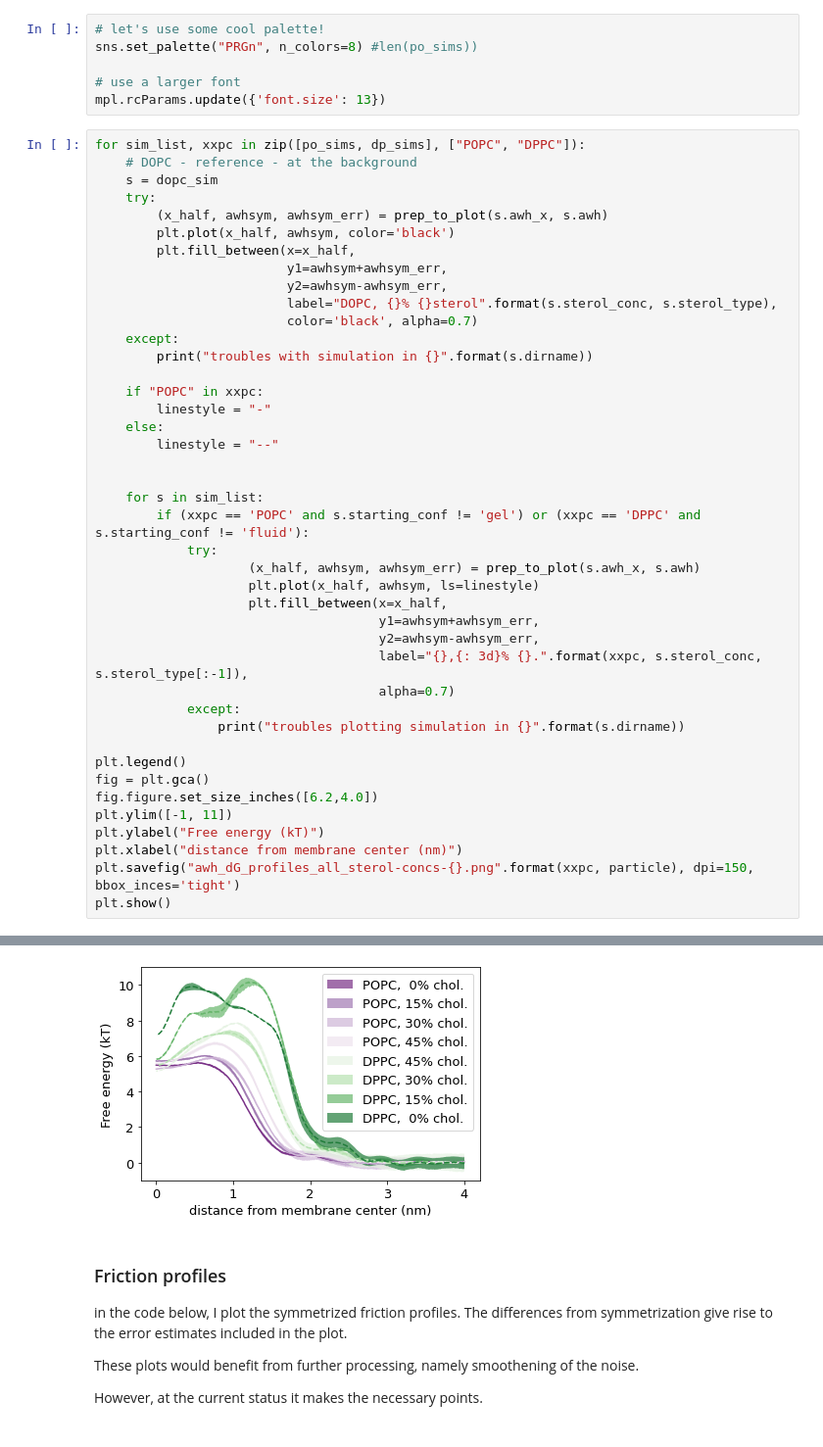
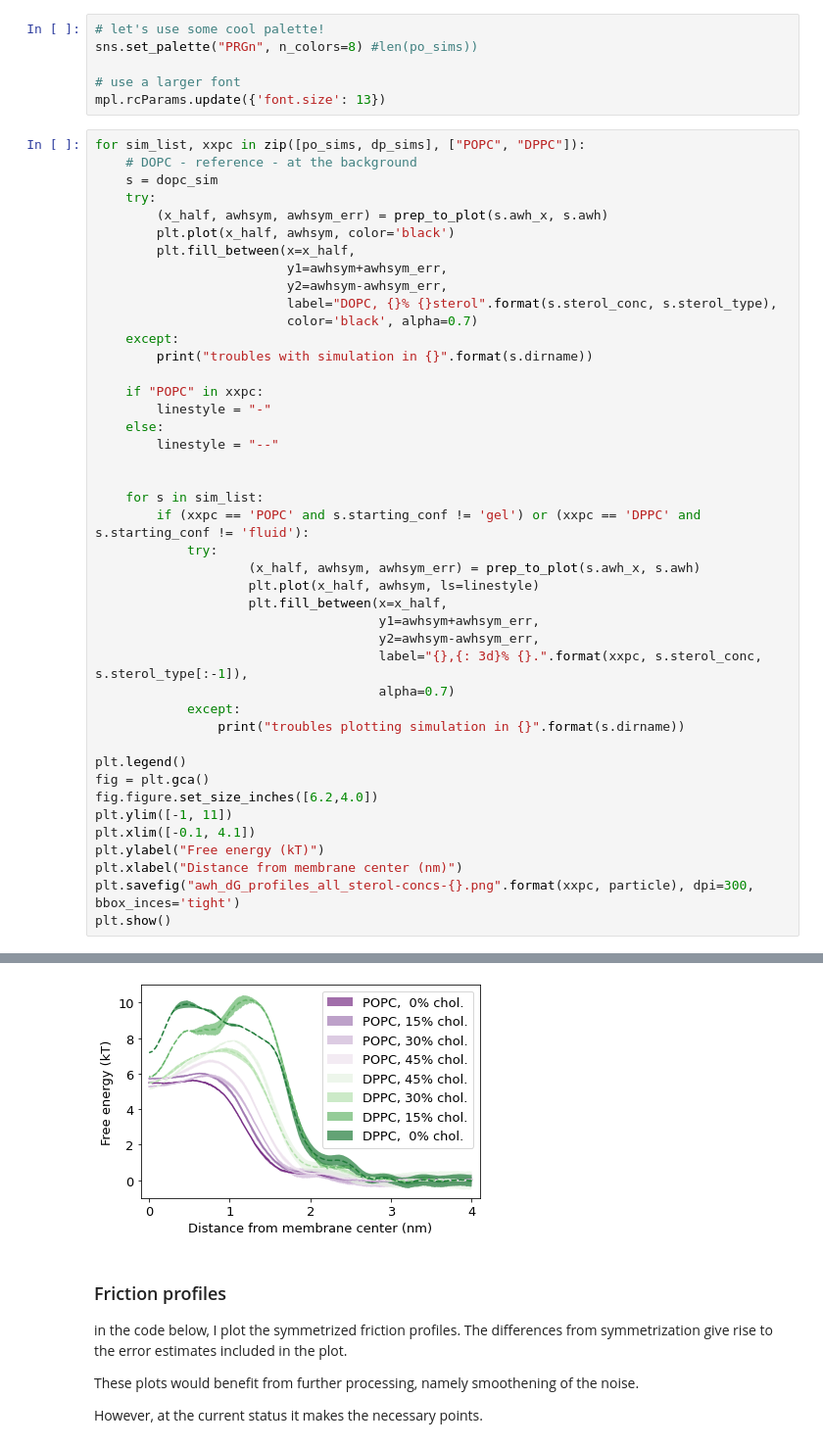
Before and after one commit to jmelcr/permeability, a Jupyter notebook: martini3/analysis_martini3_simulations_make_dataFrame.ipynb, the cells around one changed output, grey strips where cells are left out. Shown at 98% size. Saved outputs shown, nothing was run; the diff lists cells and outputs as text.

```diff
--- a/martini3/analysis_martini3_simulations_make_dataFrame.ipynb
+++ b/martini3/analysis_martini3_simulations_make_dataFrame.ipynb
@@ -218,36 +218,37 @@ for sim_list, xxpc in zip([po_sims, dp_sims], ["POPC", "DPPC"]):
         print("troubles with simulation in {}".format(s.dirname))
 
     if "POPC" in xxpc:
         linestyle = "-"
     else:
         linestyle = "--"
 
 
     for s in sim_list:
         if (xxpc == 'POPC' and s.starting_conf != 'gel') or (xxpc == 'DPPC' and s.starting_conf != 'fluid'):
             try:
                     (x_half, awhsym, awhsym_err) = prep_to_plot(s.awh_x, s.awh)
                     plt.plot(x_half, awhsym, ls=linestyle)
                     plt.fill_between(x=x_half,
                                      y1=awhsym+awhsym_err,
                                      y2=awhsym-awhsym_err,
                                      label="{},{: 3d}% {}.".format(xxpc, s.sterol_conc, s.sterol_type[:-1]),
                                      alpha=0.7)
             except:
                 print("troubles plotting simulation in {}".format(s.dirname))
 
 plt.legend()
 fig = plt.gca()
 fig.figure.set_size_inches([6.2,4.0])
 plt.ylim([-1, 11])
+plt.xlim([-0.1, 4.1])
 plt.ylabel("Free energy (kT)")
-plt.xlabel("distance from membrane center (nm)")
-plt.savefig("awh_dG_profiles_all_sterol-concs-{}.png".format(xxpc, particle), dpi=150, bbox_inces='tight')
+plt.xlabel("Distance from membrane center (nm)")
+plt.savefig("awh_dG_profiles_all_sterol-concs-{}.png".format(xxpc, particle), dpi=300, bbox_inces='tight')
 plt.show()
 # %% [output]
 troubles with simulation in ./cholesterol00p_PC_variousTails_sims/membrane_thickness_unsaturated_tails/DOPC_di-C16-C18-1/awh-perm
 troubles with simulation in ./cholesterol00p_PC_variousTails_sims/membrane_thickness_unsaturated_tails/DOPC_di-C16-C18-1/awh-perm
-[figure, old version]
+[figure, new version]
 # %% [markdown]
 ### Friction profiles
 
```
Also changed, not shown: parts of 8 cells of this notebook, 38 other files.
